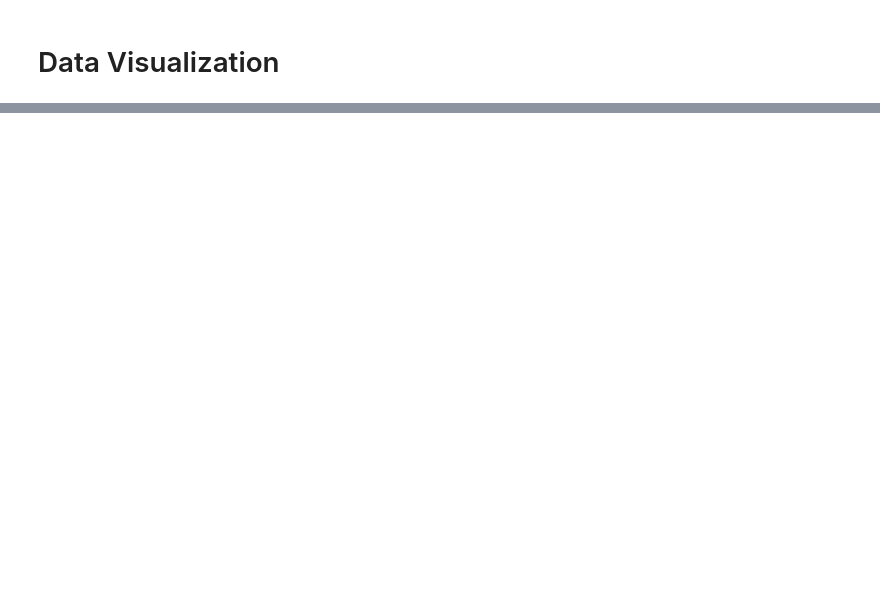
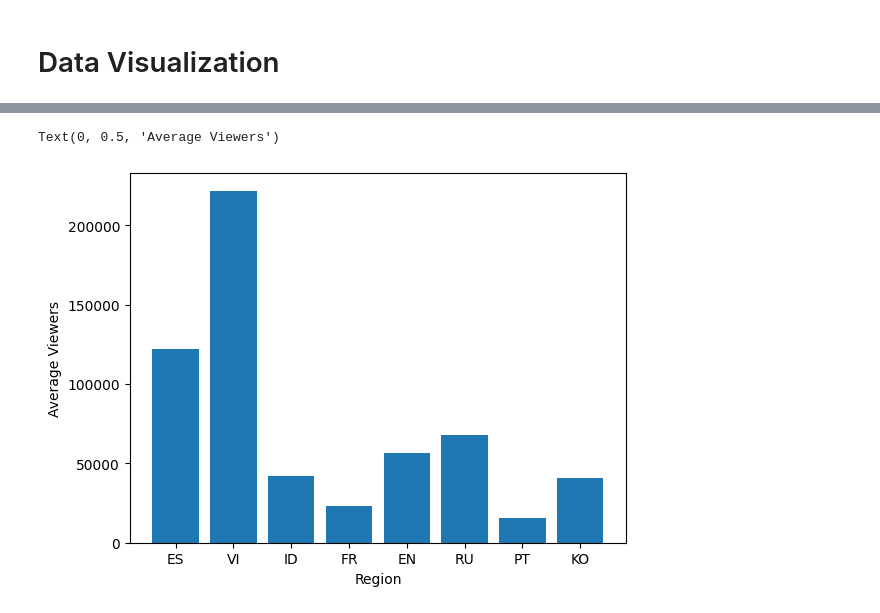
Before and after one commit to Neythin/twitch_visualization, a Jupyter notebook: data_visualization.ipynb, the cells around one changed output, grey strips where cells are left out. Cells and saved outputs as stored; diff of their text form; code cells hidden in the pictures; blank space fills up the shorter version.

```diff
--- a/data_visualization.ipynb
+++ b/data_visualization.ipynb
@@ -27,0 +54,7 @@ twitch
+# %%
+plt.bar(twitch["Region"], twitch["Average Viewers"])
+plt.xlabel("Region")
+plt.ylabel("Average Viewers")
+# %% [output]
+Text(0, 0.5, 'Average Viewers')
+[figure, added]
```
Also changed, not shown: parts of 7 cells of this notebook, 2 other files.
